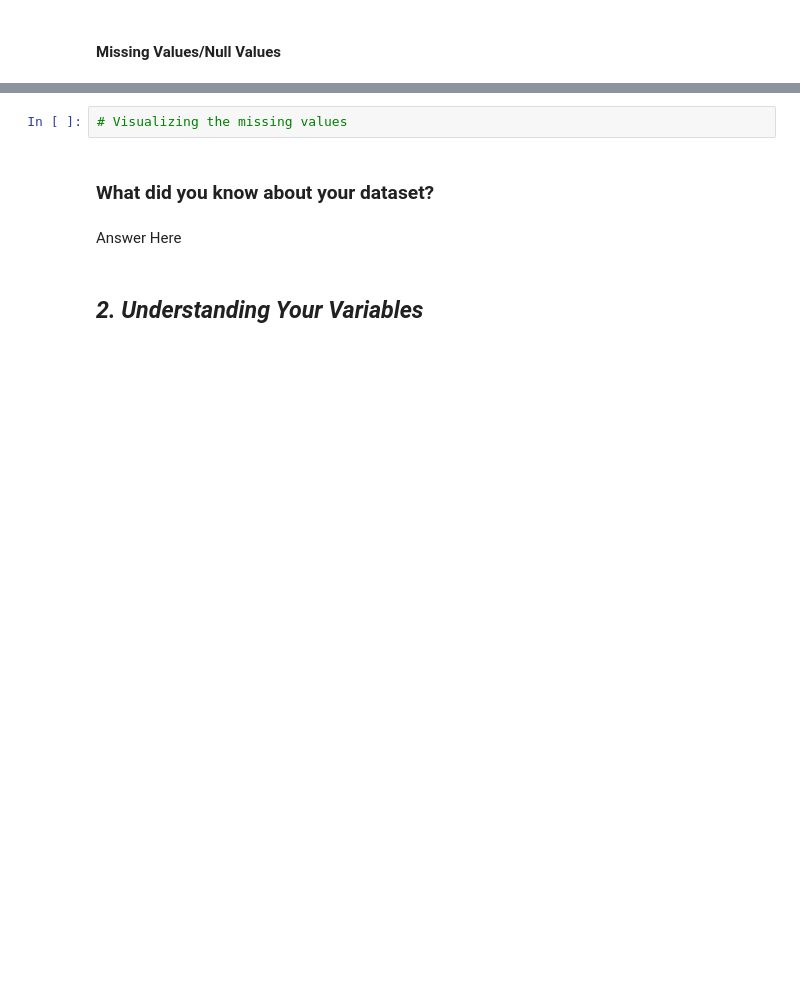
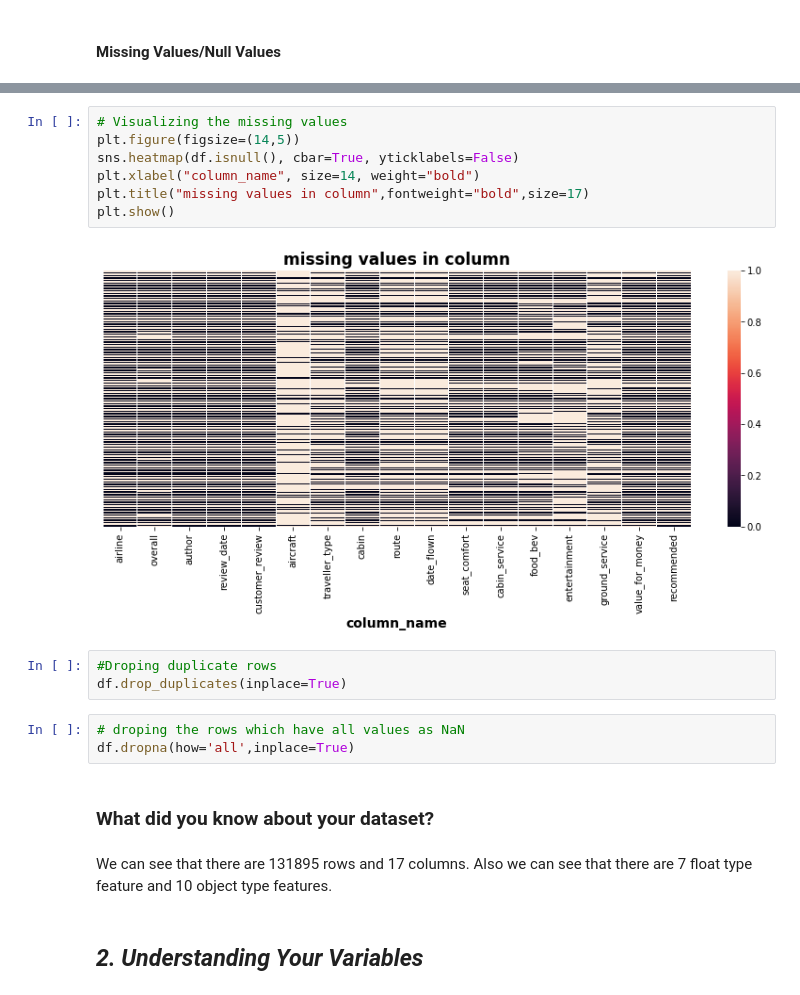
Before and after one commit to meenubenny/Airline_Passenger_Referral_Prediction, a Jupyter notebook: MeenuBenny_Airline_Passenger_Referral_Prediction_capston_project.ipynb, the cells around one changed output, grey strips where cells are left out. Drawn from its saved outputs; the diff is of its cells as text; blank space fills up the shorter version.

```diff
--- a/MeenuBenny_Airline_Passenger_Referral_Prediction_capston_project.ipynb
+++ b/MeenuBenny_Airline_Passenger_Referral_Prediction_capston_project.ipynb
@@ -156,9 +210,22 @@ value
-# %%
-# Visualizing the missing values
+# %%
+# Visualizing the missing values
+plt.figure(figsize=(14,5))
+sns.heatmap(df.isnull(), cbar=True, yticklabels=False)
+plt.xlabel("column_name", size=14, weight="bold")
+plt.title("missing values in column",fontweight="bold",size=17)
+plt.show()
+# %% [output]
+[figure, added]
+# %%
+#Droping duplicate rows
+df.drop_duplicates(inplace=True)
+# %%
+# droping the rows which have all values as NaN
+df.dropna(how='all',inplace=True)
 # %% [markdown]
 ### What did you know about your dataset?
-# %% [markdown]
-Answer Here
+# %% [markdown]
+We can see that there are 131895 rows and 17 columns. Also we can see that there are 7 float type feature and 10 object type features.
 # %% [markdown]
 ## ***2. Understanding Your Variables***
 # %%
```
Also changed, not shown: parts of 37 cells of this notebook.
